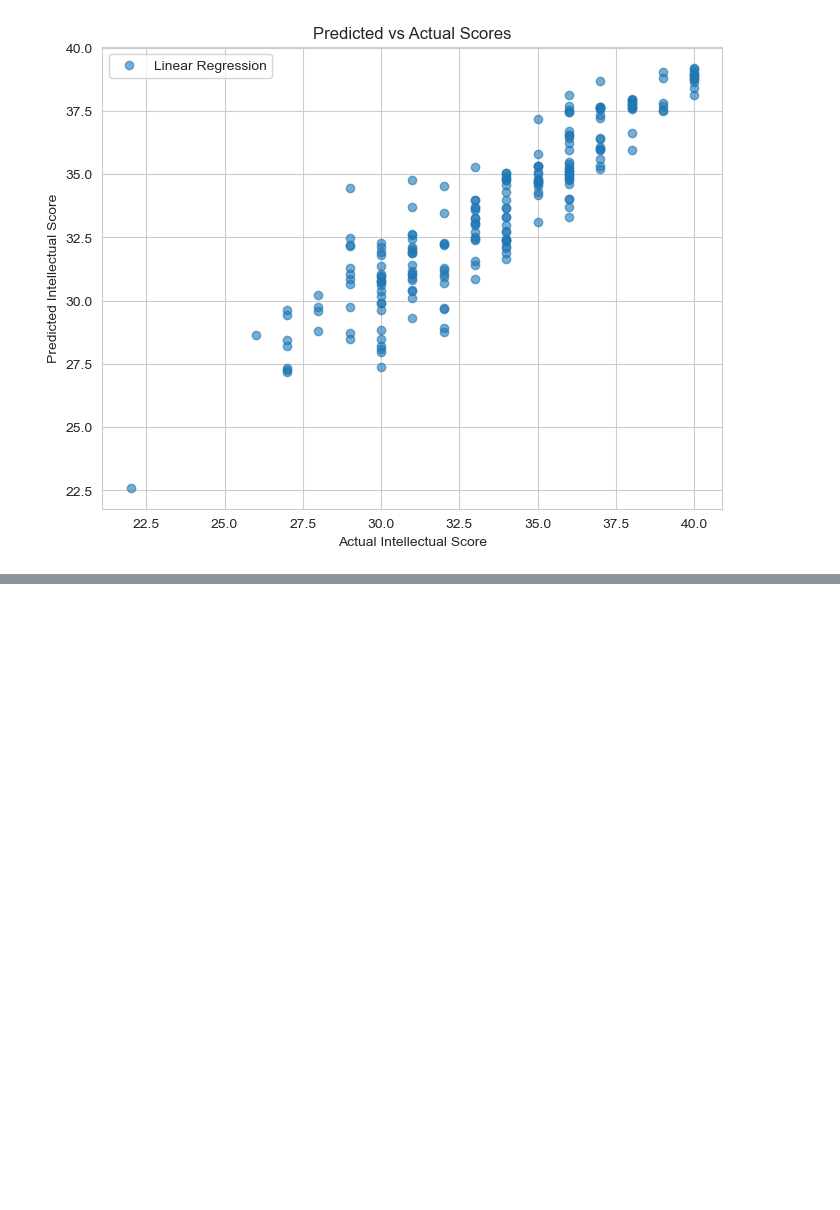
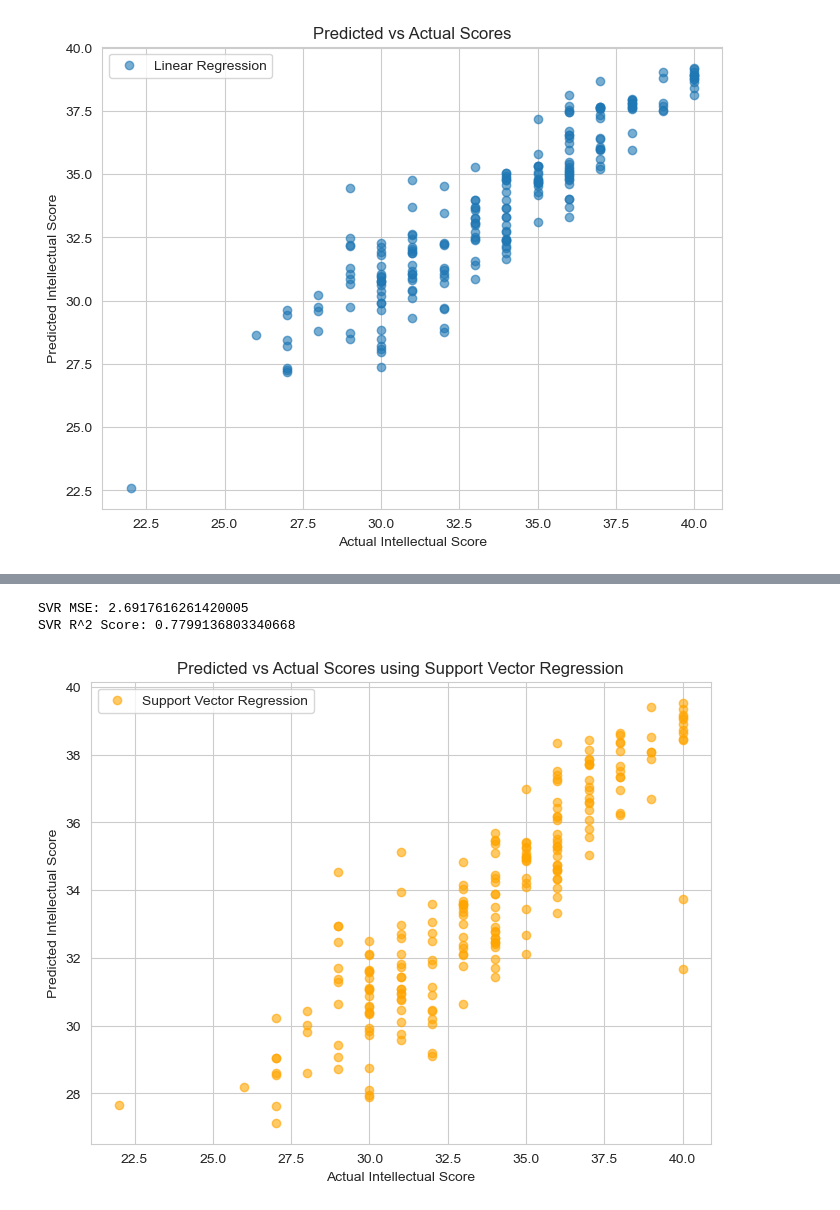
Before and after one commit to Matthew-Wolz/Physical-Health-Research, a Jupyter notebook: Notebook/Physical Health Research.ipynb, the cells around one changed output, grey strips where cells are left out. Drawn from its saved outputs; the diff is of its cells as text; code cells hidden in the pictures; blank space fills up the shorter version.

Commit message:
Support Vector Regression model

```diff
--- a/Notebook/Physical Health Research.ipynb
+++ b/Notebook/Physical Health Research.ipynb
@@ -246,0 +247,25 @@ plt.show()
+# %%
+# Support Vector Regression (SVR)
+svr_reg = SVR(kernel='rbf')
+
+# using a radial-based function (rbf) kernel, we can fit our data with a non-linear curve.
+
+svr_reg.fit(X_train_scaled, y_train)
+y_pred_svr = svr_reg.predict(X_test_scaled)
+print("SVR MSE:", mean_squared_error(y_test, y_pred_svr))
+print("SVR R^2 Score:", r2_score(y_test, y_pred_svr))
+
+plt.figure(figsize=(8,6))
+plt.scatter(y_test, y_pred_svr, alpha = 0.6, label = "Support Vector Regression", color = 'orange')
+plt.xlabel("Actual Intellectual Score")
+plt.ylabel("Predicted Intellectual Score")
+plt.title("Predicted vs Actual Scores using Support Vector Regression")
+plt.legend()
+plt.show()
+
+# MSE of ~2.69
+# R^2 of ~0.7799
+# %% [output]
+SVR MSE: 2.6917616261420005
+SVR R^2 Score: 0.7799136803340668
+[figure, added]
```
Also changed, not shown: parts of 2 cells of this notebook.
